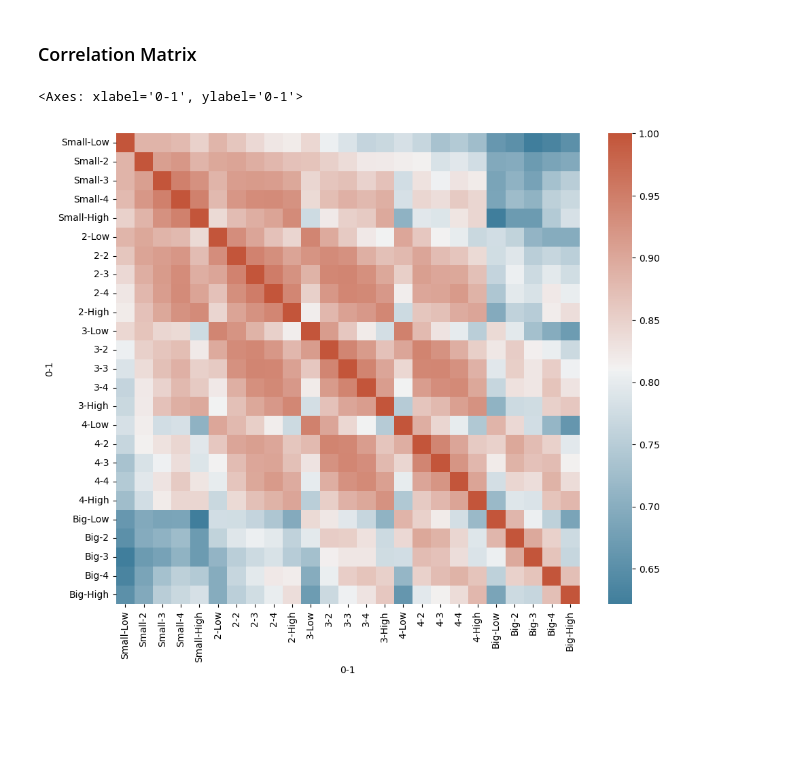
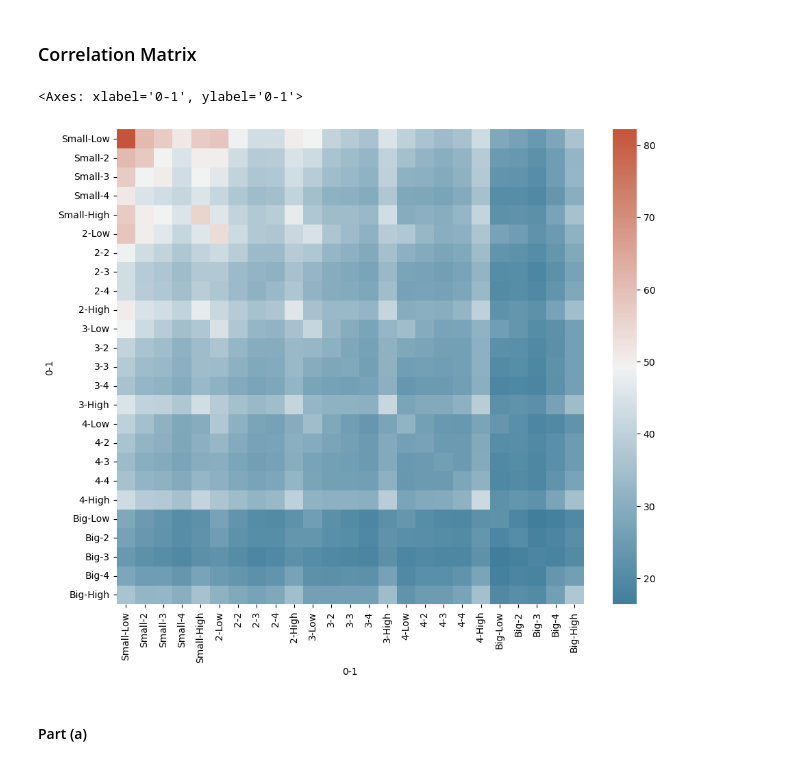
Before and after one commit to Hemasrikar/Financial-Statistics-and-Econometrics, a Jupyter notebook: forming_some_factors.ipynb, the cells around one changed output. Drawn from its saved outputs; the diff is of its cells as text; code cells hidden in the pictures; blank space fills up the shorter version.

Commit message:
Fix: Correlation to Covariation matrix and Eigen vectors added

```diff
--- a/forming_some_factors.ipynb
+++ b/forming_some_factors.ipynb
@@ -81,19 +81,21 @@ excess_returns.head()
 # %% [markdown]
 ### Correlation Matrix
 # %%
-corr = excess_returns.corr()
+cova_matrix = excess_returns.cov()
 
 # Generate a mask for the upper triangle
-mask = np.triu(np.ones_like(corr, dtype=bool))
+mask = np.triu(np.ones_like(cova_matrix, dtype=bool))
 
 # Set up the matplotlib figure
 f, ax = plt.subplots(figsize=(11, 9))
 
 # Generate a custom diverging colormap
 cmap = sns.diverging_palette(230, 20, as_cmap=True)
 
-# sns.heatmap(corr, mask=mask, cmap=cmap)
-sns.heatmap(corr, cmap=cmap)
+# sns.heatmap(cova_matrix, mask=mask, cmap=cmap)
+sns.heatmap(cova_matrix, cmap=cmap)
 # %% [output]
 <Axes: xlabel='0-1', ylabel='0-1'>
-[figure, old version]
+[figure, new version]
+# %% [markdown]
+#### Part (a)
```
Also changed, not shown: parts of 1 cell of this notebook.
